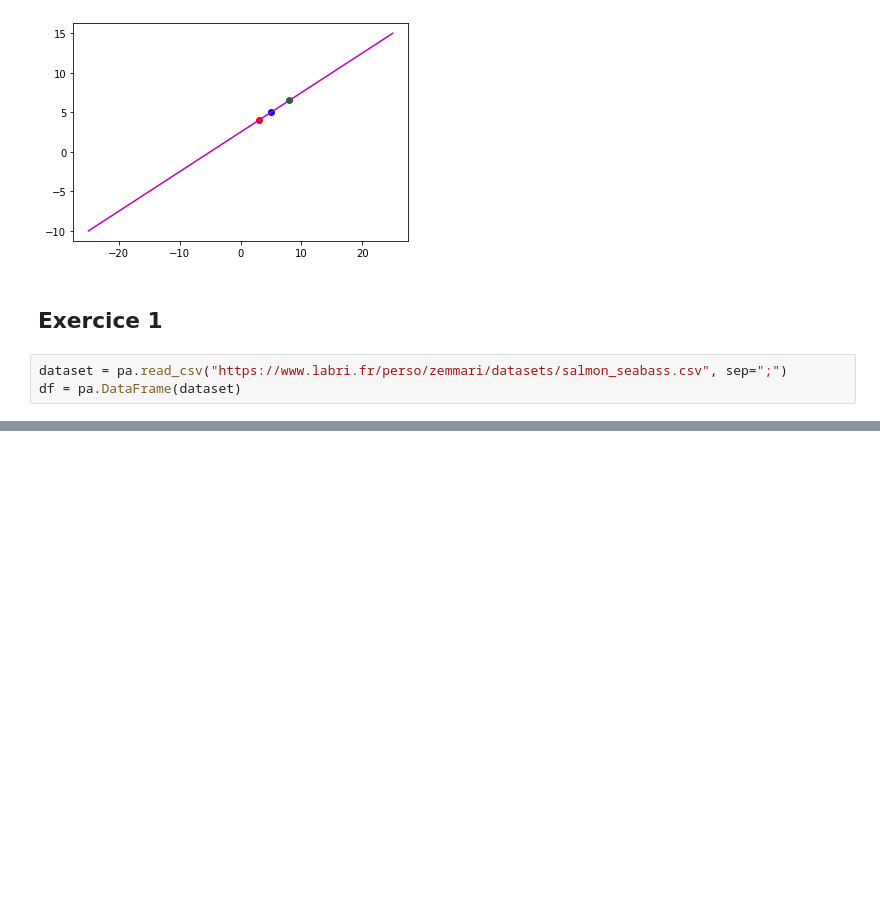
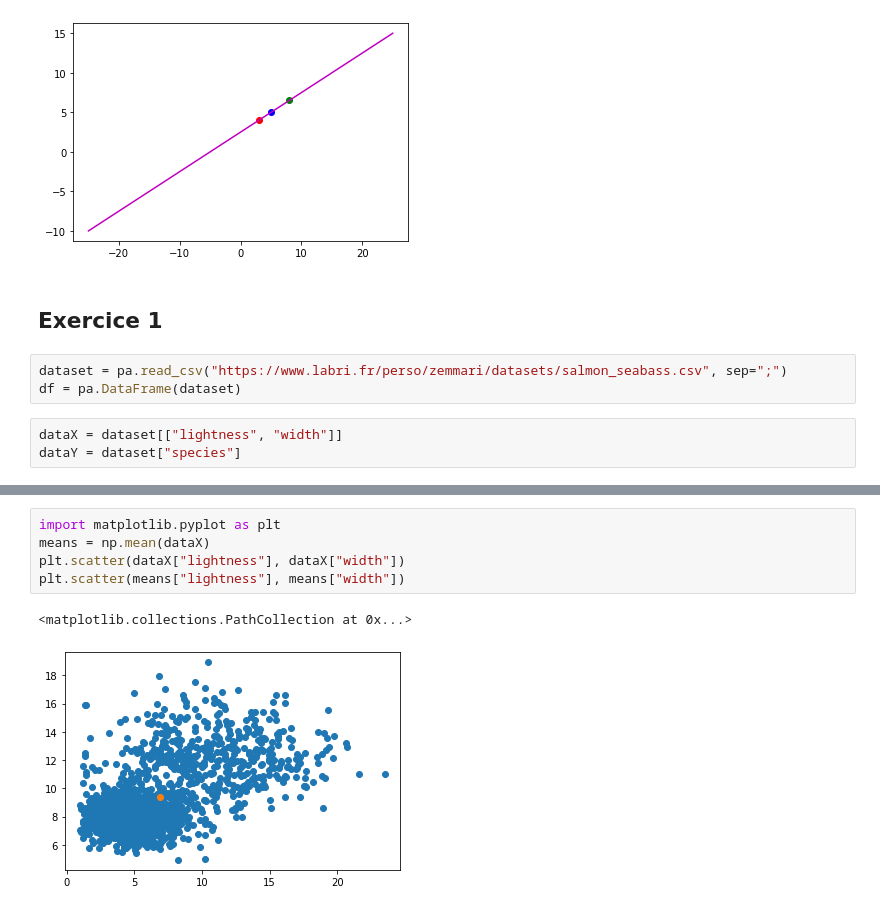
Before and after one commit to charles66820/CREMIfiles, a Jupyter notebook: acid/td/td06.ipynb, the cells around one changed output, grey strips where cells are left out. Drawn from its saved outputs; the diff is of its cells as text; blank space fills up the shorter version.

```diff
--- a/acid/td/td06.ipynb
+++ b/acid/td/td06.ipynb
@@ -38,6 +39,9 @@ plt.plot(X, Y, c="m")
 # %%
 dataset = pa.read_csv("https://www.labri.fr/perso/zemmari/datasets/salmon_seabass.csv", sep=";")
 df = pa.DataFrame(dataset)
+# %%
+dataX = dataset[["lightness", "width"]]
+dataY = dataset["species"]
 # %%
 
 def CalculACP(X):
@@ -71,0 +108,8 @@ width       7825.216369  8651.946795
+# %%
+import matplotlib.pyplot as plt
+means = np.mean(dataX)
+plt.scatter(dataX["lightness"], dataX["width"])
+plt.scatter(means["lightness"], means["width"])
+# %% [output]
+<matplotlib.collections.PathCollection at 0x...>
+[figure, added]
```
Also changed, not shown: parts of 22 cells of this notebook.
